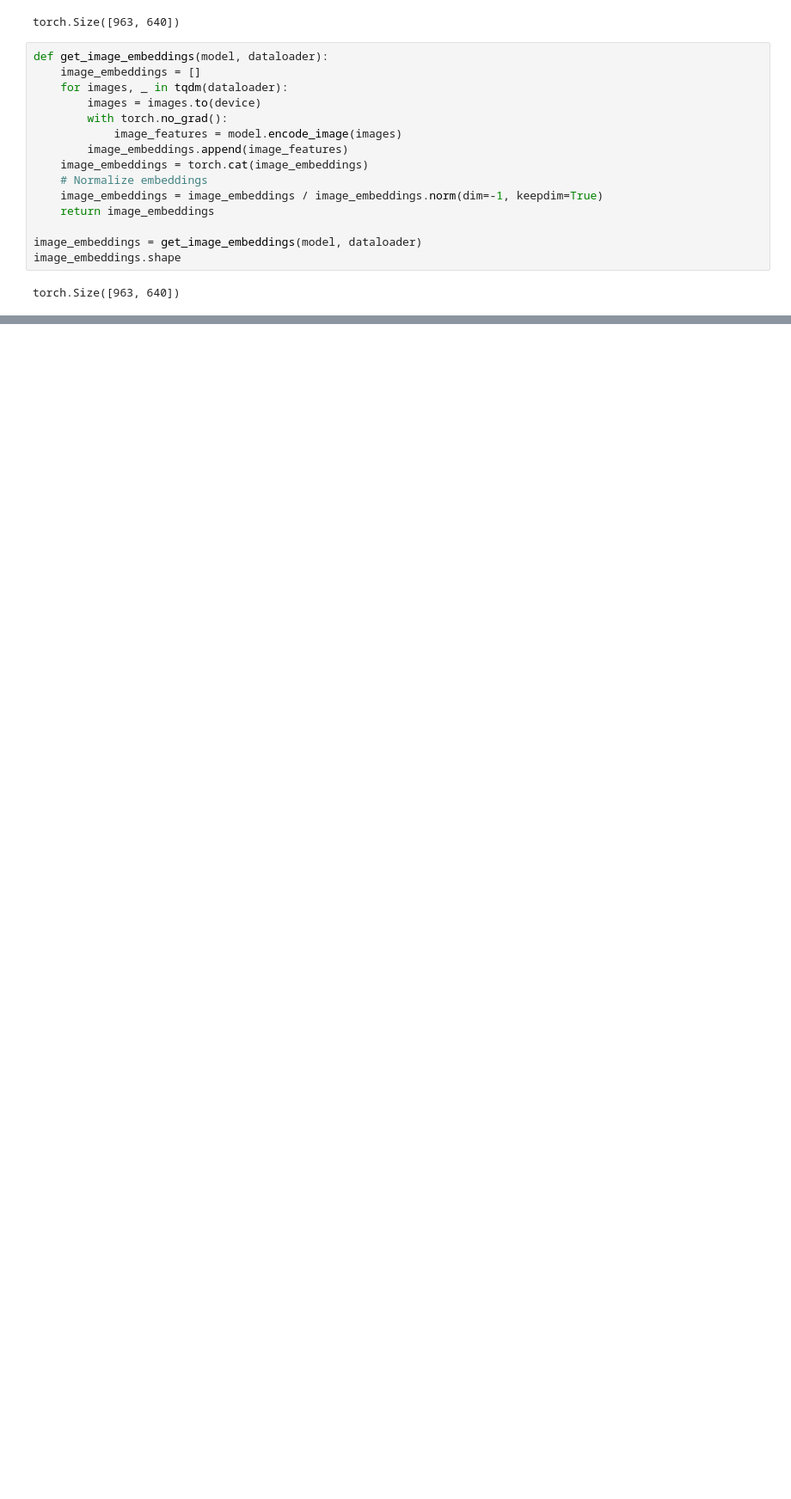
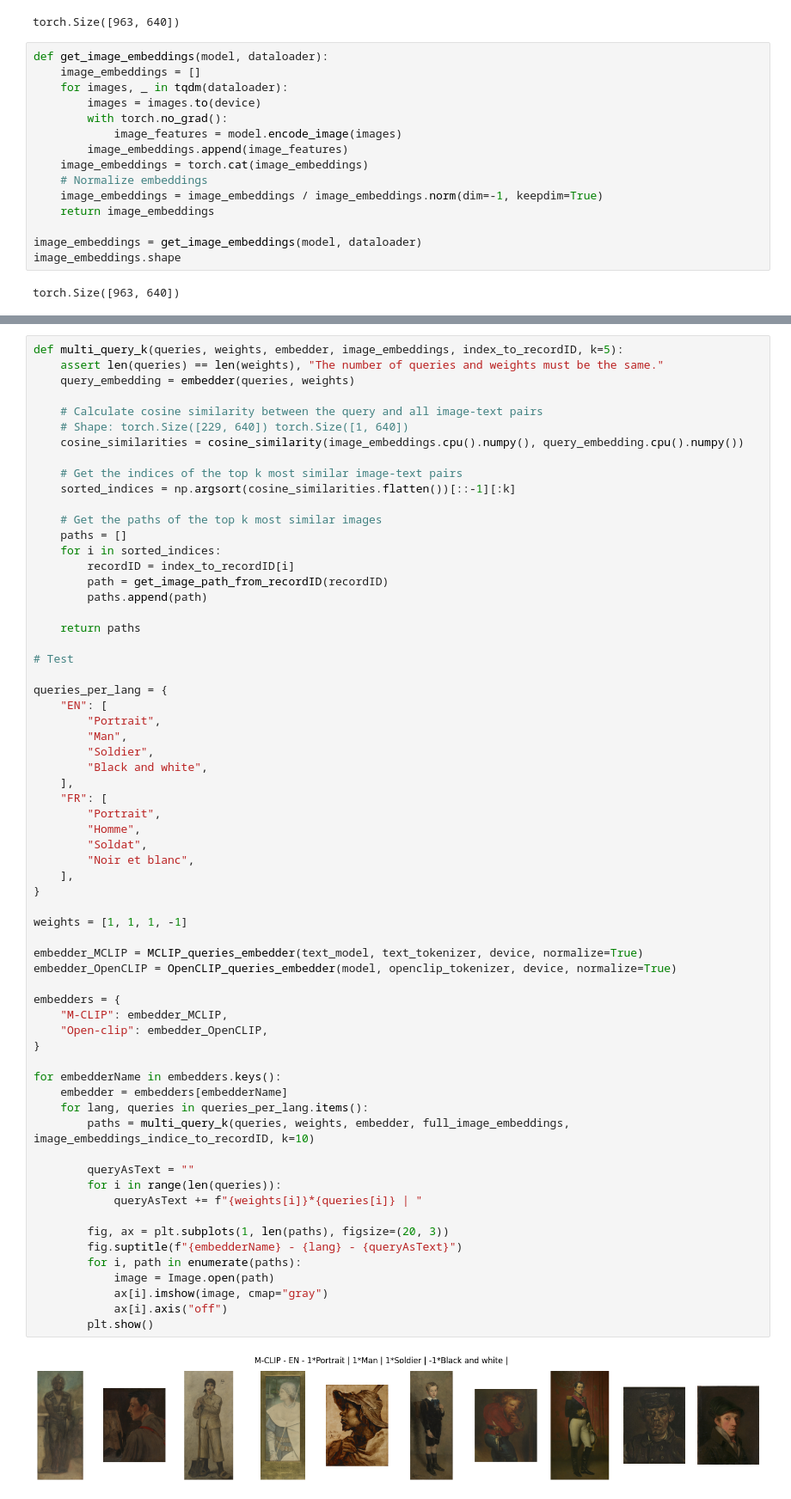
Before and after one commit to on-victorrijks/Museum-Search-Engine, a Jupyter notebook: public/notebooks/benchmark/benchmark.ipynb, the cells around one changed output, grey strips where cells are left out. Shown at 86% size. Saved outputs shown, nothing was run; the diff lists cells and outputs as text; blank space fills up the shorter version.

```diff
--- a/public/notebooks/benchmark/benchmark.ipynb
+++ b/public/notebooks/benchmark/benchmark.ipynb
@@ -421,0 +573,66 @@ plt.show()
+# %%
+def multi_query_k(queries, weights, embedder, image_embeddings, index_to_recordID, k=5):
+    assert len(queries) == len(weights), "The number of queries and weights must be the same."
+    query_embedding = embedder(queries, weights)
+
+    # Calculate cosine similarity between the query and all image-text pairs
+    # Shape: torch.Size([229, 640]) torch.Size([1, 640])
+    cosine_similarities = cosine_similarity(image_embeddings.cpu().numpy(), query_embedding.cpu().numpy())
+
+    # Get the indices of the top k most similar image-text pairs
+    sorted_indices = np.argsort(cosine_similarities.flatten())[::-1][:k]
+
+    # Get the paths of the top k most similar images
+    paths = []
+    for i in sorted_indices:
+        recordID = index_to_recordID[i]
+        path = get_image_path_from_recordID(recordID)
+        paths.append(path)
+
+    return paths
+
+# Test
+
+queries_per_lang = {
+    "EN": [
+        "Portrait",
+        "Man",
+        "Soldier",
+        "Black and white",
+    ],
+    "FR": [
+        "Portrait",
+        "Homme",
+        "Soldat",
+        "Noir et blanc",
+    ],
+}
+
+weights = [1, 1, 1, -1]
+
+embedder_MCLIP = MCLIP_queries_embedder(text_model, text_tokenizer, device, normalize=True)
+embedder_OpenCLIP = OpenCLIP_queries_embedder(model, openclip_tokenizer, device, normalize=True)
+
+embedders = {
+    "M-CLIP": embedder_MCLIP,
+    "Open-clip": embedder_OpenCLIP,
+}
+
+for embedderName in embedders.keys():
+    embedder = embedders[embedderName]
+    for lang, queries in queries_per_lang.items():
+        paths = multi_query_k(queries, weights, embedder, full_image_embeddings, image_embeddings_indice_to_recordID, k=10)
+
+        queryAsText = ""
+        for i in range(len(queries)):
+            queryAsText += f"{weights[i]}*{queries[i]} | "
+
+        fig, ax = plt.subplots(1, len(paths), figsize=(20, 3))
+        fig.suptitle(f"{embedderName} - {lang} - {queryAsText}")
+        for i, path in enumerate(paths):
+            image = Image.open(path)
+            ax[i].imshow(image, cmap="gray")
+            ax[i].axis("off")
+        plt.show()
+# %% [output]
+[figure, added]
```
Also changed, not shown: parts of 13 cells of this notebook, 8 other files.
